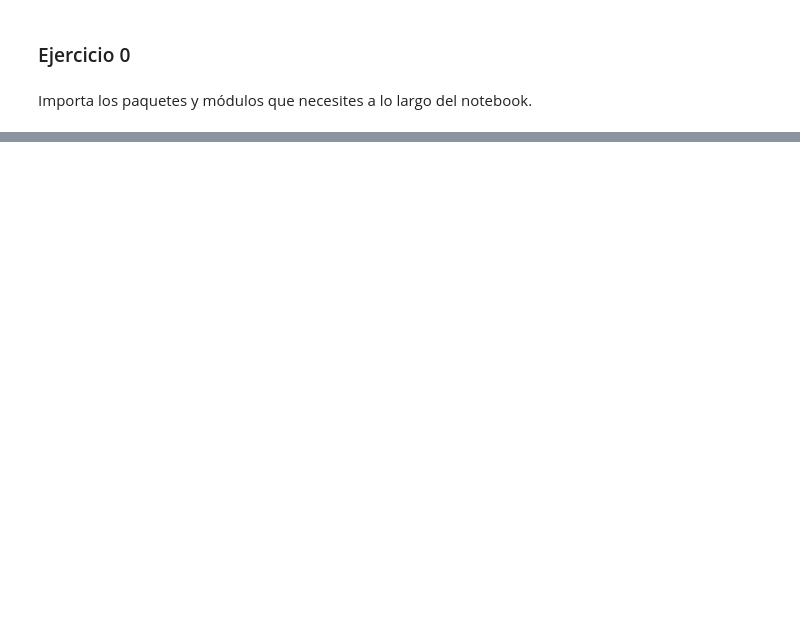
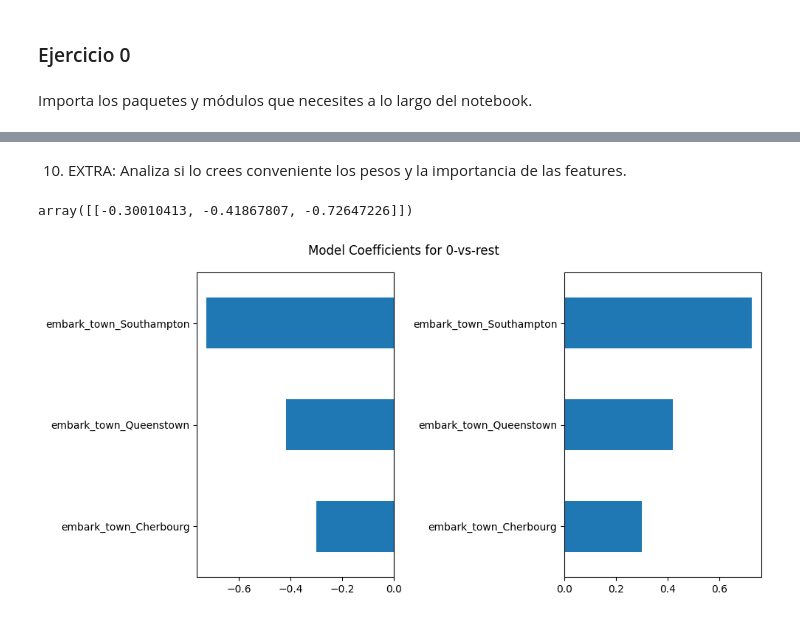
Before and after one commit to jorgegmayorgas/ONLINE_DS_THEBRIDGE_JORGE_GIMENEZ, a Jupyter notebook: 04_Machine_Learning/Sprint_12/Unidad_02/Practica_Obligatoria/18_Practica_Obligatoria_Clasificacion_y_Regresion_Logistica.ipynb, the cells around one changed output, grey strips where cells are left out. Cells and saved outputs as stored; diff of their text form; code cells hidden in the pictures; blank space fills up the shorter version.

```diff
--- a/04_Machine_Learning/Sprint_12/Unidad_02/Practica_Obligatoria/18_Practica_Obligatoria_Clasificacion_y_Regresion_Logistica.ipynb
+++ b/04_Machine_Learning/Sprint_12/Unidad_02/Practica_Obligatoria/18_Practica_Obligatoria_Clasificacion_y_Regresion_Logistica.ipynb
@@ -15,0 +226,4 @@ Importa los paquetes y módulos que necesites a lo largo del notebook.
+# %%
+scaler = StandardScaler()
+X_train_scaled = pd.DataFrame(scaler.fit_transform(X_train[['embark_town_Cherbourg', 'embark_town_Queenstown','embark_town_Southampton']]), columns=['embark_town_Cherbourg', 'embark_town_Queenstown','embark_town_Southampton'])
+X_test_scaled = pd.DataFrame(scaler.transform(X_test[['embark_town_Cherbourg', 'embark_town_Queenstown','embark_town_Southampton']]), columns= ['embark_town_Cherbourg', 'embark_town_Queenstown','embark_town_Southampton'])
@@ -15,0 +401,18 @@ Importa los paquetes y módulos que necesites a lo largo del notebook.
+# %%
+model = LogisticRegression()
+model.fit(X_train_scaled, y_train)
+pred_train = model.predict(X_train_scaled)
+# Calculamos la matriz de confusión
+conf_matrix = confusion_matrix(y_train, pred_train)
+
+# Visualizar la matriz de confusión
+sns.heatmap(conf_matrix, annot=True, fmt='d', cmap='Blues')
+plt.title('Matriz de Confusión')
+plt.xlabel('Predicted')
+plt.ylabel('True')
+plt.show()
+
+# Generar el informe de clasificación
+report = classification_report(y_train, pred_train)
+print(report)
+ConfusionMatrixDisplay.from_predictions(y_train,pred_train)
@@ -15,0 +431,23 @@ Importa los paquetes y módulos que necesites a lo largo del notebook.
+# %% [markdown]
+10. EXTRA: Analiza si lo crees conveniente los pesos y la importancia de las features.
+# %%
+model.coef_
+# %% [output]
+array([[-0.30010413, -0.41867807, -0.72647226]])
+# %%
+def show_coefs(model, figsize=(10, 5), model_index = 0): # Metemos el índice para indicar que modelo pintar
+    df_coef = pd.DataFrame(model.coef_[model_index], index=model.feature_names_in_, columns=["coefs"]) # El indice dice que juego de coeficientes considerar
+
+    fig, ax = plt.subplots(1, 2, figsize=figsize)
+    df_coef.plot(kind="barh", ax=ax[0], legend=False)
+    df_coef.abs().sort_values(by="coefs").plot(kind="barh", ax=ax[1], legend=False)
+    fig.suptitle(f"Model Coefficients for {model_index}-vs-rest") # Cambiamos la leyenda para ver qué modelo está presentando
+
+    fig.tight_layout()
+
+    return df_coef
+
+for model_index in range(1): # Para cada modelo aplicamos la función
+    show_coefs(model, model_index = model_index)
+# %% [output]
+[figure, added]
```
Also changed, not shown: parts of 51 cells of this notebook, 1 other file.
